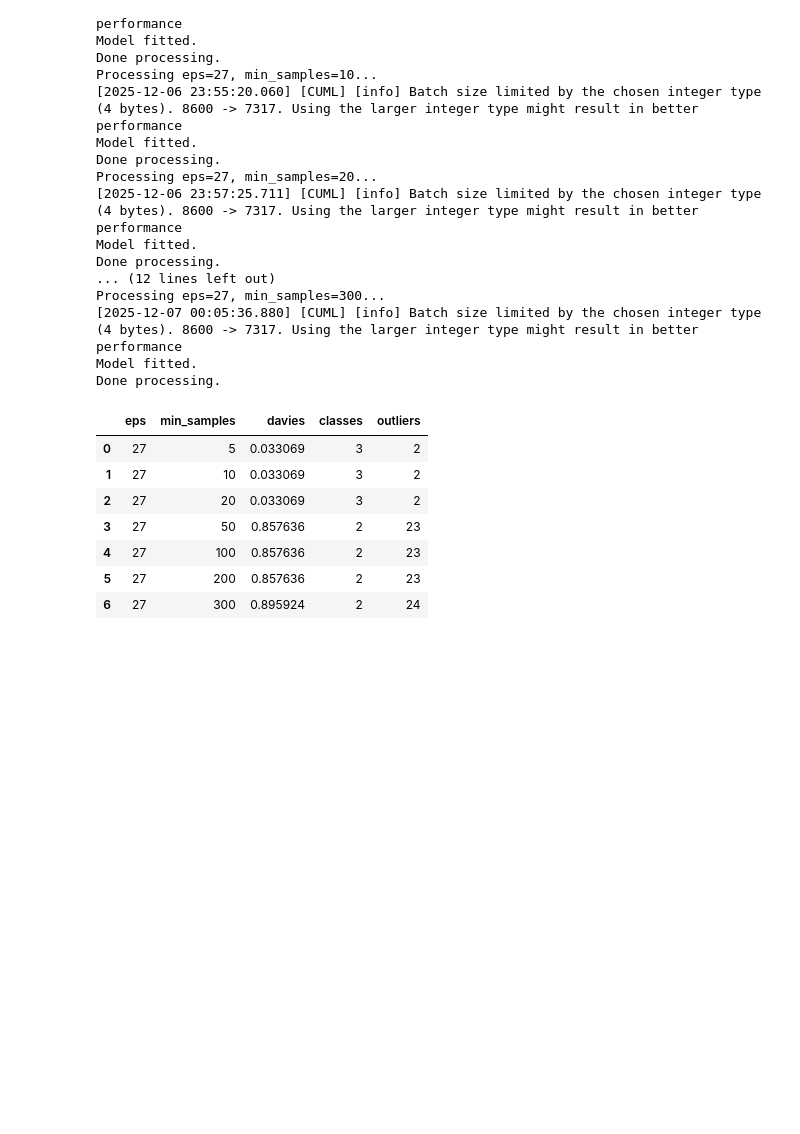
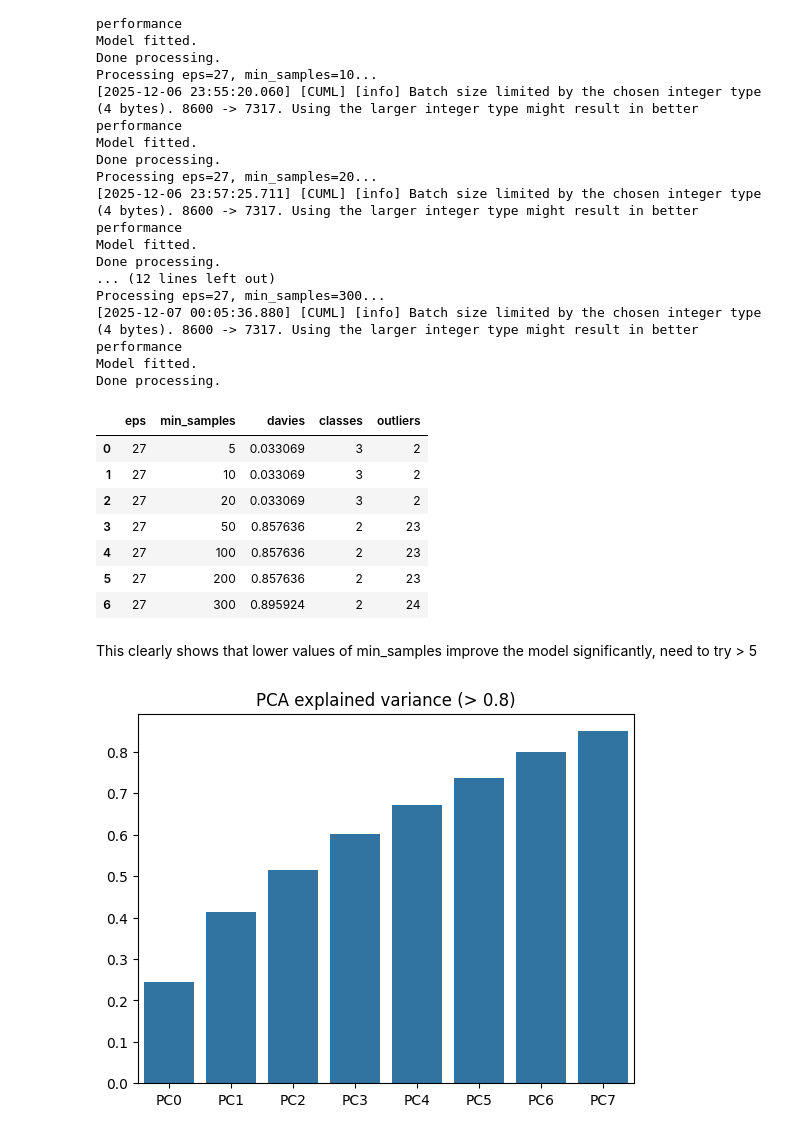
Before and after one commit to merzouka/bds.ml, a Jupyter notebook: preprocess/preprocess.ipynb, the cells around one changed output. Saved outputs shown, nothing was run; the diff lists cells and outputs as text; code cells hidden in the pictures; blank space fills up the shorter version.

```diff
--- a/preprocess/preprocess.ipynb
+++ b/preprocess/preprocess.ipynb
@@ -325,3 +325,17 @@ pd.DataFrame(test_4_scores).drop('predictions', axis=1)
 | 4 | 27 | 100 | 0.857636 | 2 | 23 |
 | 5 | 27 | 200 | 0.857636 | 2 | 23 |
 | 6 | 27 | 300 | 0.895924 | 2 | 24 |
+# %% [markdown]
+This clearly shows that lower values of min_samples improve the model significantly, need to try > 5
+# %%
+from sklearn.decomposition import PCA
+
+pca = PCA(n_components=0.8)
+reduced = pca.fit_transform(X_train_eval)
+# %%
+sns.barplot(x=[f'PC{i}' for i in range(len(pca.components_))], y=np.cumsum(pca.explained_variance_ratio_))
+title = 'PCA explained variance (> 0.8)'
+plt.title(title)
+plt.savefig(get_figure_path(title))
+# %% [output]
+[figure, added]
```
Also changed, not shown: parts of 4 cells of this notebook.
